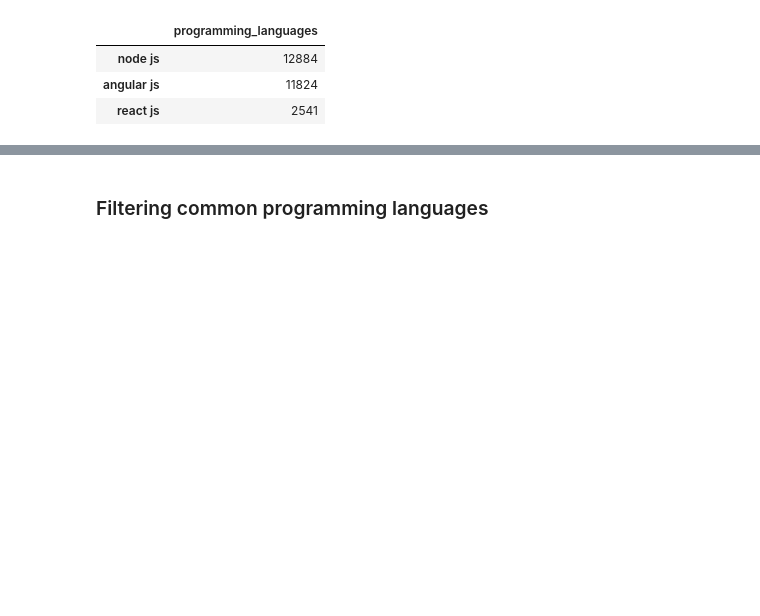
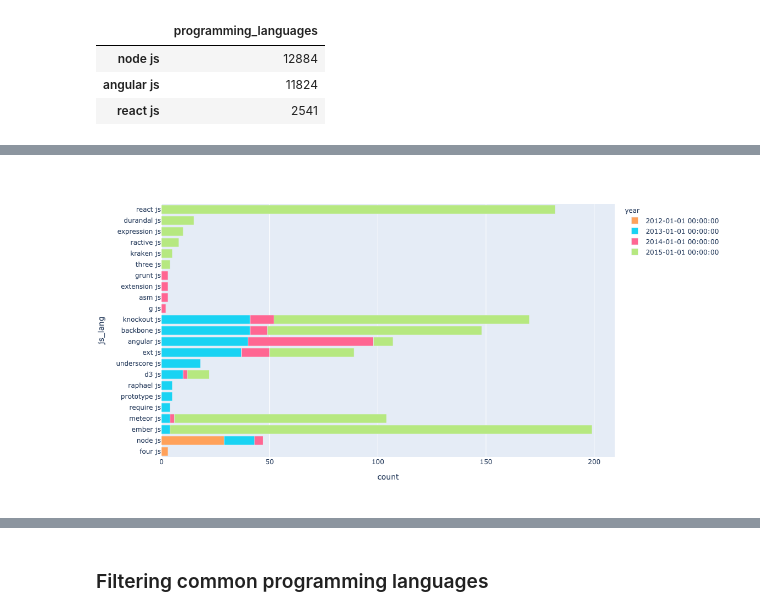
Before and after one commit to IsmaelMasharo/stack-overflow-survey-analysis, a Jupyter notebook: survey_etl.ipynb, the cells around one changed output, grey strips where cells are left out. Saved outputs shown, nothing was run; the diff lists cells and outputs as text; code cells hidden in the pictures; blank space fills up the shorter version.

```diff
--- a/survey_etl.ipynb
+++ b/survey_etl.ipynb
@@ -80,0 +115,7 @@ df_explode[df_explode.programming_languages.str.endswith('js', na=False)].progra
+# %%
+js_langs_year = other_lang_js.groupby(['year', 'programming_languages_other']).programming_languages_other.count().to_frame()
+js_langs_year.index.names = ['year','js_lang']
+js_langs_year.columns = ['count']
+js_langs_year.reset_index(inplace=True)
+js_langs_year.sort_values(['year', 'count'], ascending=True, inplace=True)
+js_langs_year.head()
@@ -80,0 +129,8 @@ df_explode[df_explode.programming_languages.str.endswith('js', na=False)].progra
+# %%
+fig = px.bar(js_langs_year, y="js_lang", x="count",
+             color='year',
+             #barmode='group',
+             orientation='h',
+             height=600)
+fig.show()
+# %% [output]
@@ -80,0 +138 @@ df_explode[df_explode.programming_languages.str.endswith('js', na=False)].progra
+[figure, added]
```
Also changed, not shown: parts of 13 cells of this notebook.
